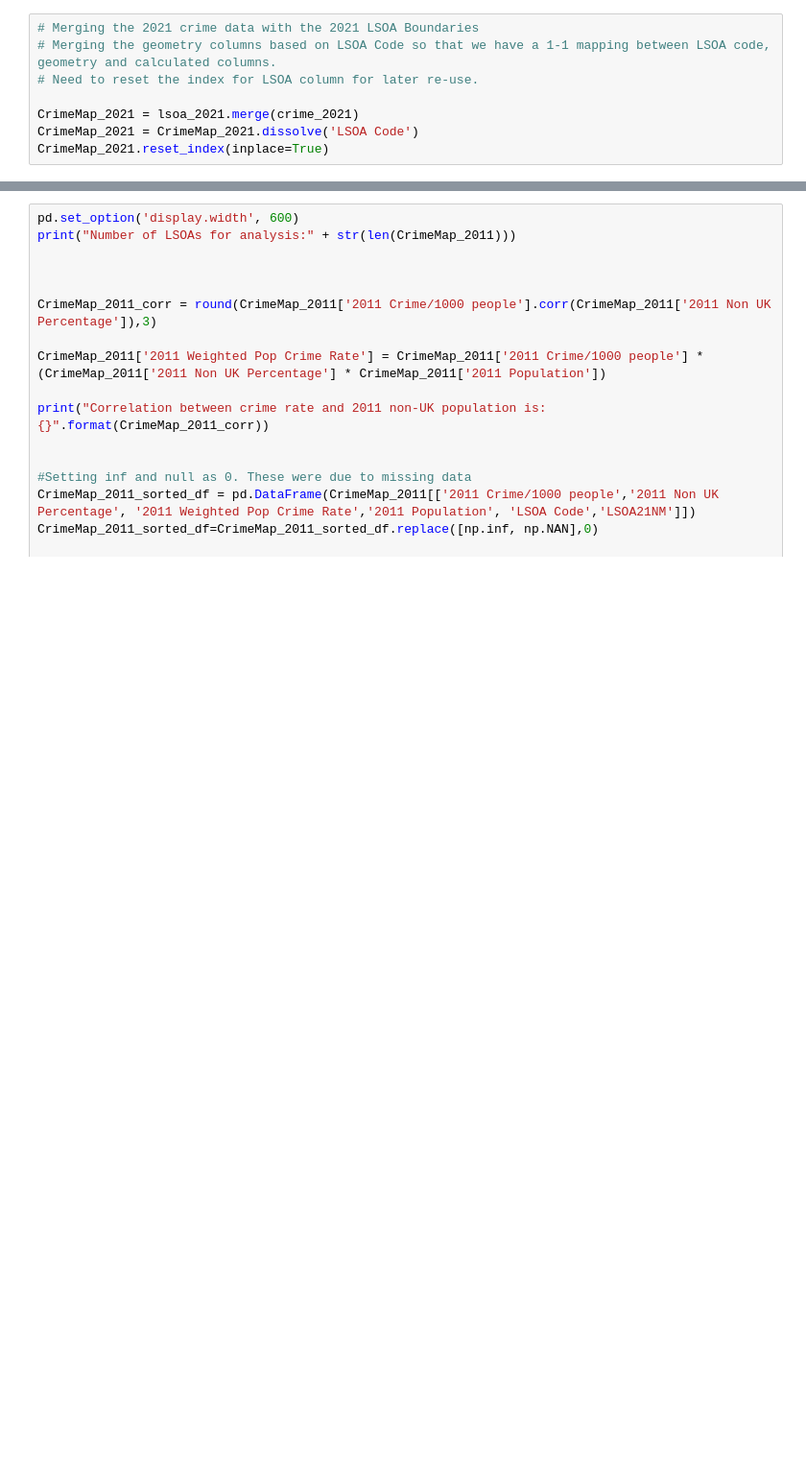
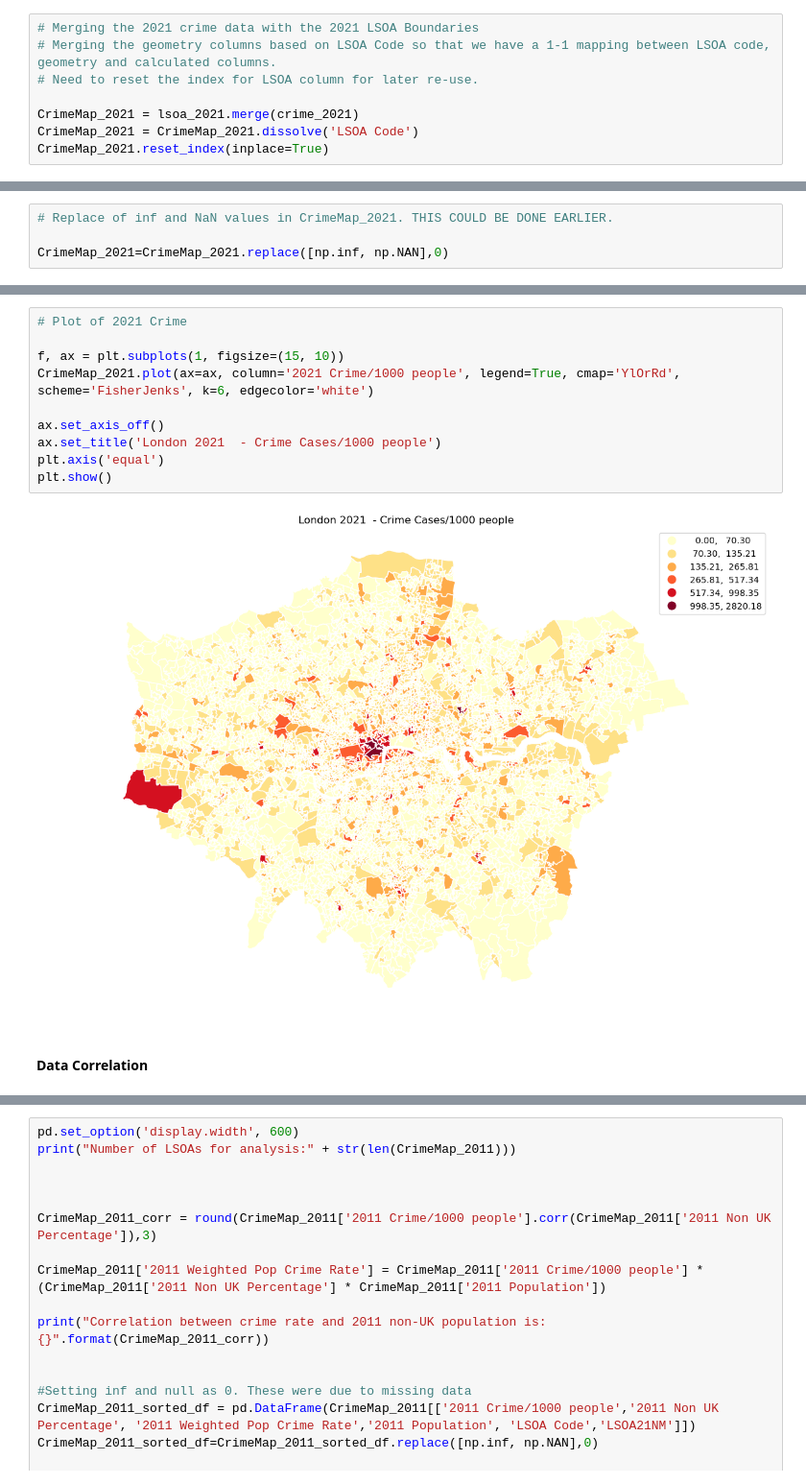
Before and after one commit to Saadsiddiqui100/Data-Analytics-Project, a Jupyter notebook: NCG613a_Project1.ipynb, the cells around one changed output, grey strips where cells are left out. Shown at 96% size. Saved outputs shown, nothing was run; the diff lists cells and outputs as text; blank space fills up the shorter version.

```diff
--- a/NCG613a_Project1.ipynb
+++ b/NCG613a_Project1.ipynb
@@ -509,0 +520,4 @@ dtype: int64
+# %%
+# Replace of inf and NaN values in CrimeMap_2021. THIS COULD BE DONE EARLIER.
+
+CrimeMap_2021=CrimeMap_2021.replace([np.inf, np.NAN],0)
@@ -510 +540,15 @@ dtype: int64
+# %%
+# Plot of 2021 Crime
+
+f, ax = plt.subplots(1, figsize=(15, 10))
+CrimeMap_2021.plot(ax=ax, column='2021 Crime/1000 people', legend=True, cmap='YlOrRd', scheme='FisherJenks', k=6, edgecolor='white')
+
+ax.set_axis_off()
+ax.set_title('London 2021  - Crime Cases/1000 people')
+plt.axis('equal')
+plt.show()
+# %% [output]
+[figure, added]
+# %% [markdown]
+#### Data Correlation
 # %% [markdown]
```
Also changed, not shown: parts of 38 cells of this notebook.
